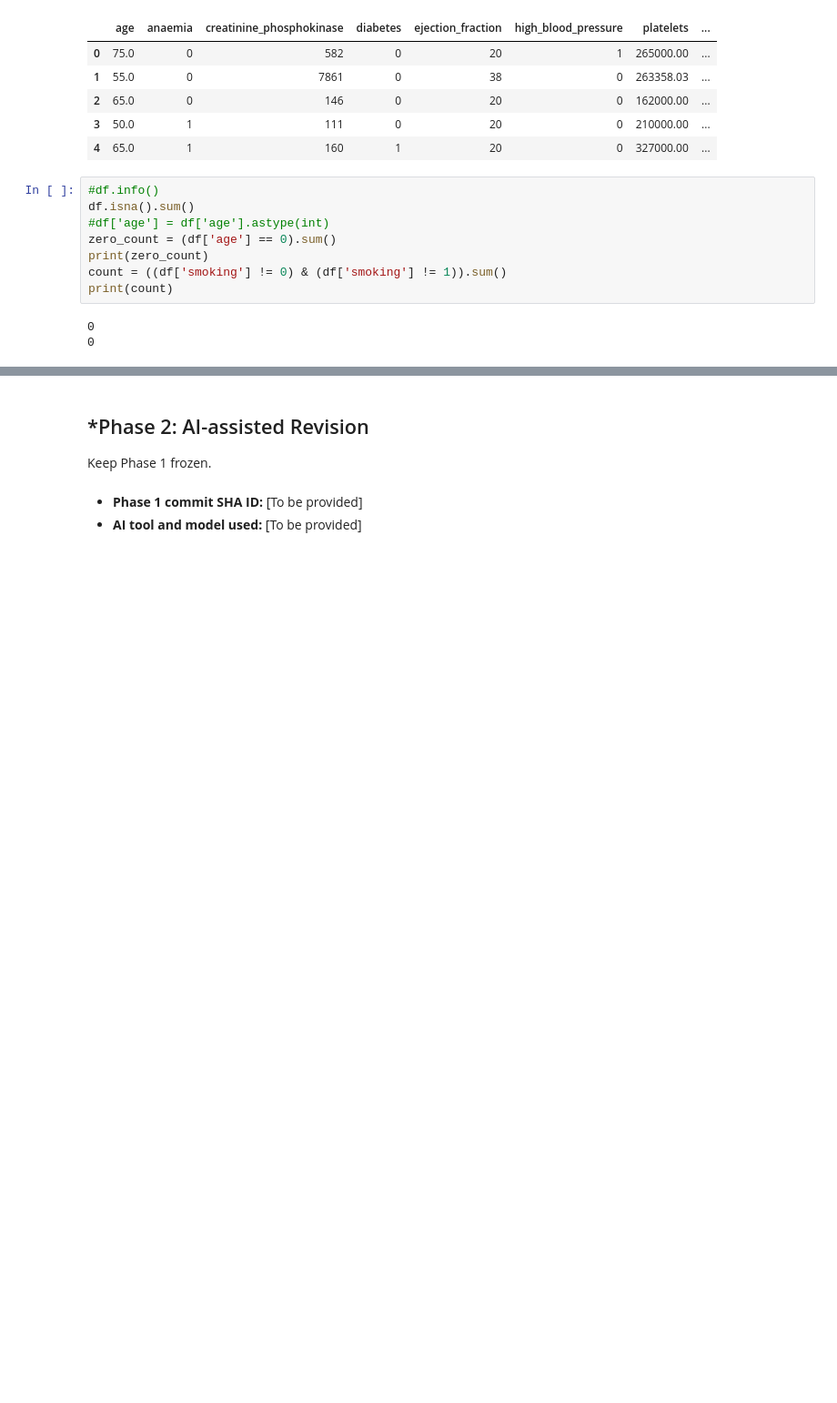
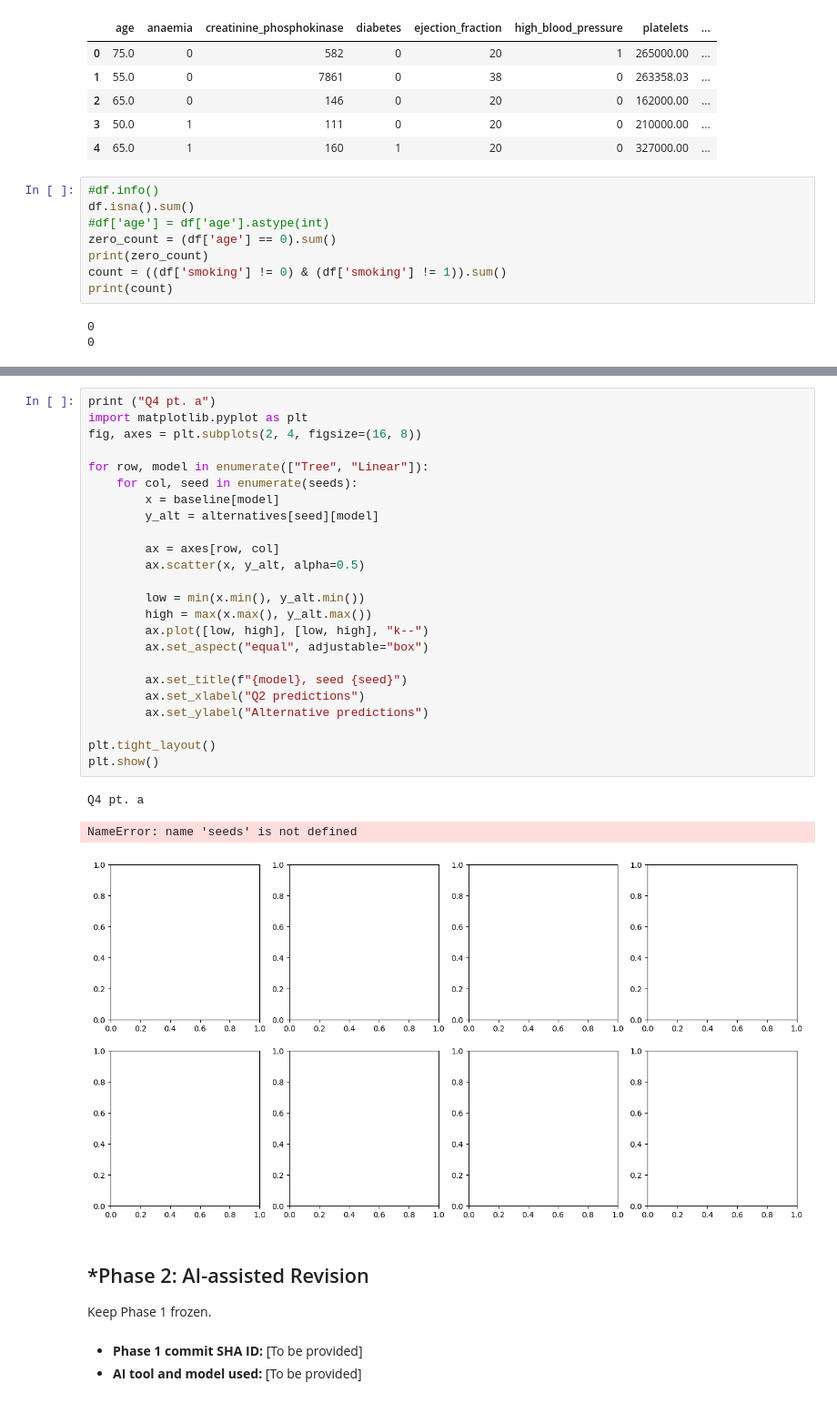
Before and after one commit to Silverdroplet/L03-tree-stability, a Jupyter notebook: notebook.ipynb, the cells around one changed output, grey strips where cells are left out. Shown at 91% size. Saved outputs shown, nothing was run; the diff lists cells and outputs as text; blank space fills up the shorter version.

```diff
--- a/notebook.ipynb
+++ b/notebook.ipynb
@@ -156,6 +158,34 @@ tree accuracy: 0.8133333333333334
 linear accuracy: 0.8133333333333334
 tree accuracy: 0.8
 linear accuracy: 0.8266666666666667
+# %%
+print ("Q4 pt. a")
+import matplotlib.pyplot as plt
+fig, axes = plt.subplots(2, 4, figsize=(16, 8))
+
+for row, model in enumerate(["Tree", "Linear"]):
+    for col, seed in enumerate(seeds):
+        x = baseline[model]
+        y_alt = alternatives[seed][model]
+
+        ax = axes[row, col]
+        ax.scatter(x, y_alt, alpha=0.5)
+
+        low = min(x.min(), y_alt.min())
+        high = max(x.max(), y_alt.max())
+        ax.plot([low, high], [low, high], "k--")
+        ax.set_aspect("equal", adjustable="box")
+
+        ax.set_title(f"{model}, seed {seed}")
+        ax.set_xlabel("Q2 predictions")
+        ax.set_ylabel("Alternative predictions")
+
+plt.tight_layout()
+plt.show()
+# %% [output]
+Q4 pt. a
+NameError: name 'seeds' is not defined
+[figure, added]
 # %% [markdown]
 ## *Phase 2: AI-assisted Revision
 Keep Phase 1 frozen.
```
Also changed, not shown: parts of 3 cells of this notebook.
